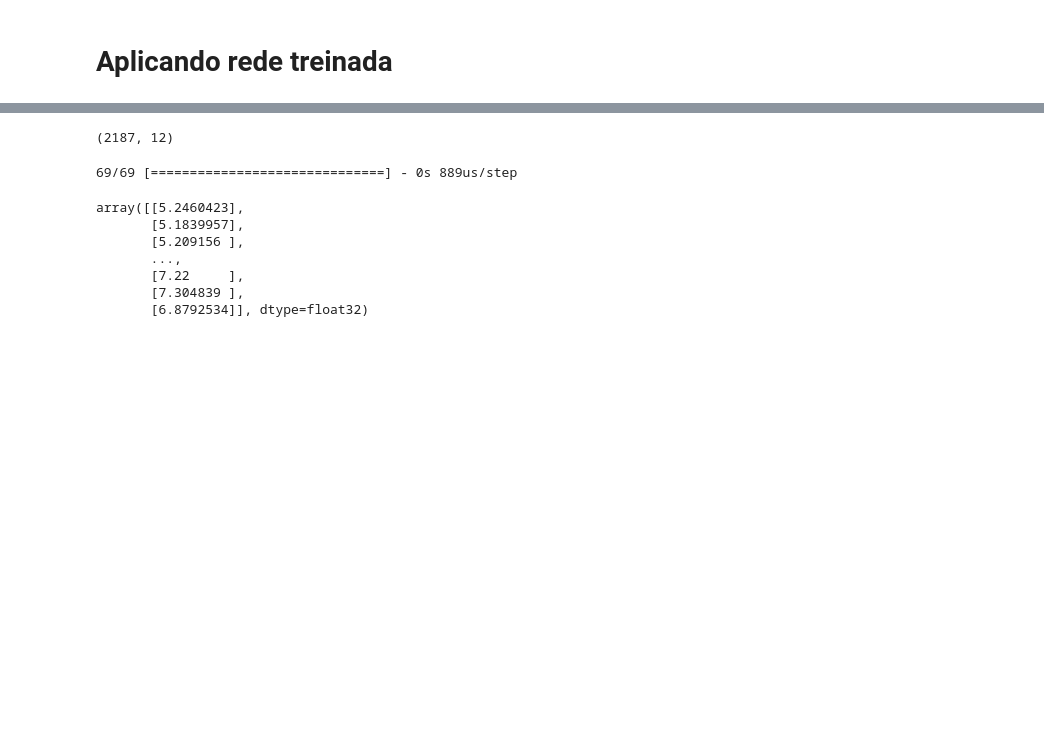
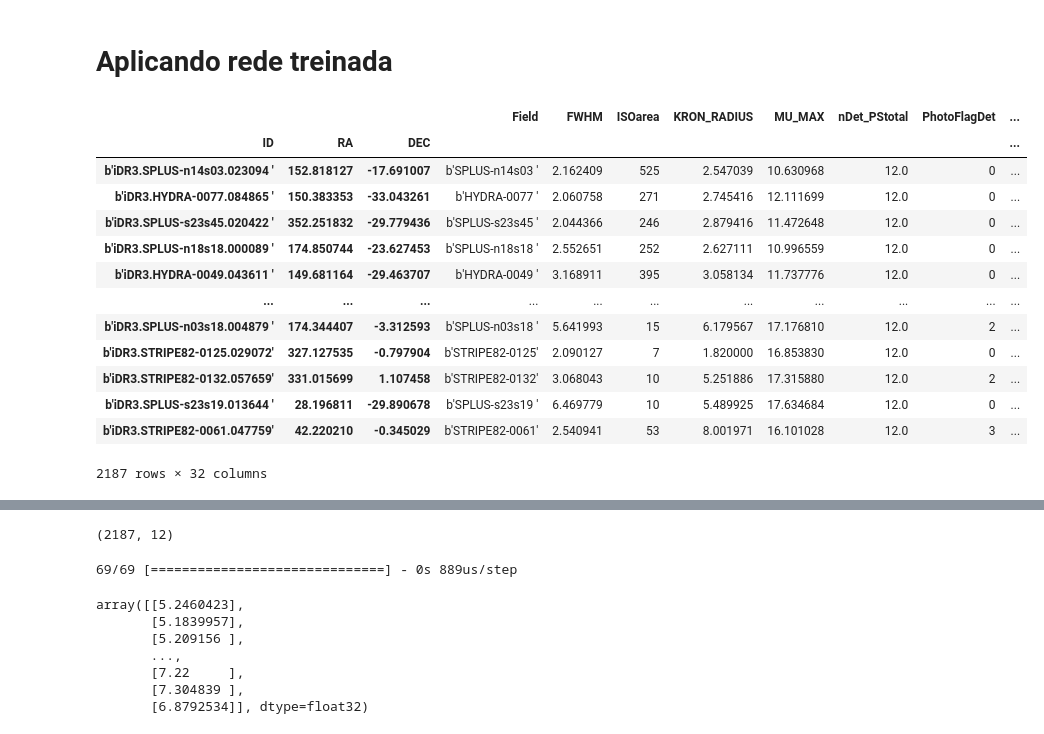
Before and after one commit to ceflopes/splusspectra, a Jupyter notebook: RedeNeural/DF_iDR3.ipynb, the cells around one changed output, grey strips where cells are left out. Cells and saved outputs as stored; diff of their text form; code cells hidden in the pictures; blank space fills up the shorter version.

```diff
--- a/RedeNeural/DF_iDR3.ipynb
+++ b/RedeNeural/DF_iDR3.ipynb
@@ -137,6 +149,23 @@ Epoch 2/2
 # Aplicando rede treinada
 # %%
 csv2 = pd.read_csv("Halpha.csv", encoding='latin-1', index_col=['ID', 'RA', 'DEC'])
+# %%
+csv2
+# %% [output]
+|  |  |  | Field | FWHM | ISOarea | KRON_RADIUS | MU_MAX | nDet_PStotal | PhotoFlagDet | ... |
+| ID | RA | DEC |  |  |  |  |  |  |  | ... |
+| b'iDR3.SPLUS-n14s03.023094 ' | 152.818127 | -17.691007 | b'SPLUS-n14s03 ' | 2.162409 | 525 | 2.547039 | 10.630968 | 12.0 | 0 | ... |
+| b'iDR3.HYDRA-0077.084865 ' | 150.383353 | -33.043261 | b'HYDRA-0077 ' | 2.060758 | 271 | 2.745416 | 12.111699 | 12.0 | 0 | ... |
+| b'iDR3.SPLUS-s23s45.020422 ' | 352.251832 | -29.779436 | b'SPLUS-s23s45 ' | 2.044366 | 246 | 2.879416 | 11.472648 | 12.0 | 0 | ... |
+| b'iDR3.SPLUS-n18s18.000089 ' | 174.850744 | -23.627453 | b'SPLUS-n18s18 ' | 2.552651 | 252 | 2.627111 | 10.996559 | 12.0 | 0 | ... |
+| b'iDR3.HYDRA-0049.043611 ' | 149.681164 | -29.463707 | b'HYDRA-0049 ' | 3.168911 | 395 | 3.058134 | 11.737776 | 12.0 | 0 | ... |
+| ... | ... | ... | ... | ... | ... | ... | ... | ... | ... | ... |
+| b'iDR3.SPLUS-n03s18.004879 ' | 174.344407 | -3.312593 | b'SPLUS-n03s18 ' | 5.641993 | 15 | 6.179567 | 17.176810 | 12.0 | 2 | ... |
+| b'iDR3.STRIPE82-0125.029072' | 327.127535 | -0.797904 | b'STRIPE82-0125' | 2.090127 | 7 | 1.820000 | 16.853830 | 12.0 | 0 | ... |
+| b'iDR3.STRIPE82-0132.057659' | 331.015699 | 1.107458 | b'STRIPE82-0132' | 3.068043 | 10 | 5.251886 | 17.315880 | 12.0 | 2 | ... |
+| b'iDR3.SPLUS-s23s19.013644 ' | 28.196811 | -29.890678 | b'SPLUS-s23s19 ' | 6.469779 | 10 | 5.489925 | 17.634684 | 12.0 | 0 | ... |
+| b'iDR3.STRIPE82-0061.047759' | 42.220210 | -0.345029 | b'STRIPE82-0061' | 2.540941 | 53 | 8.001971 | 16.101028 | 12.0 | 3 | ... |
+2187 rows × 32 columns
 # %%
 ndf = csv2.loc[(csv['KRON_RADIUS']>0),
                 ['u_PStotal', 'J0378_PStotal', 'J0395_PStotal',
```
Also changed, not shown: parts of 2 cells of this notebook, 8 other files.
